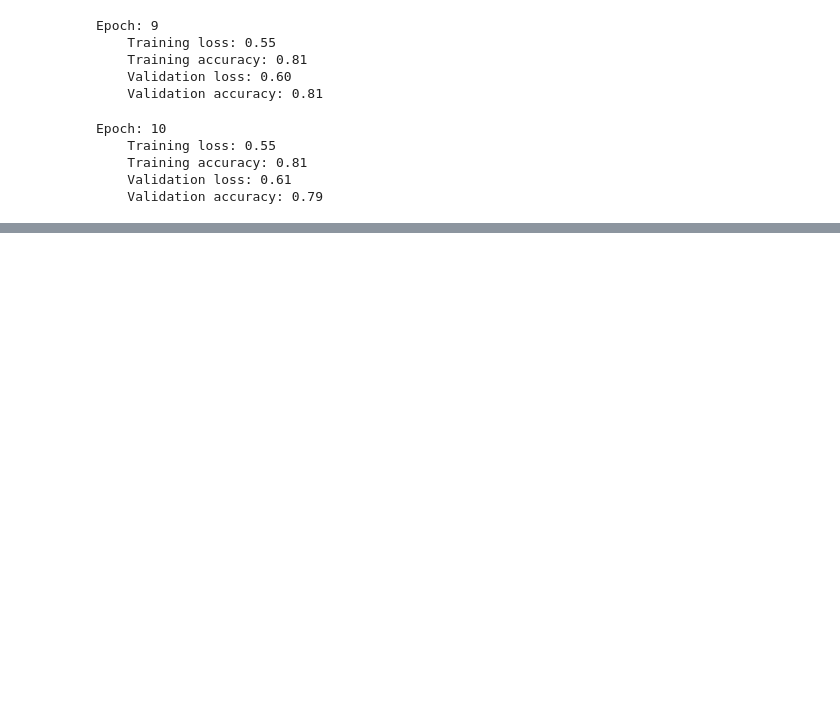
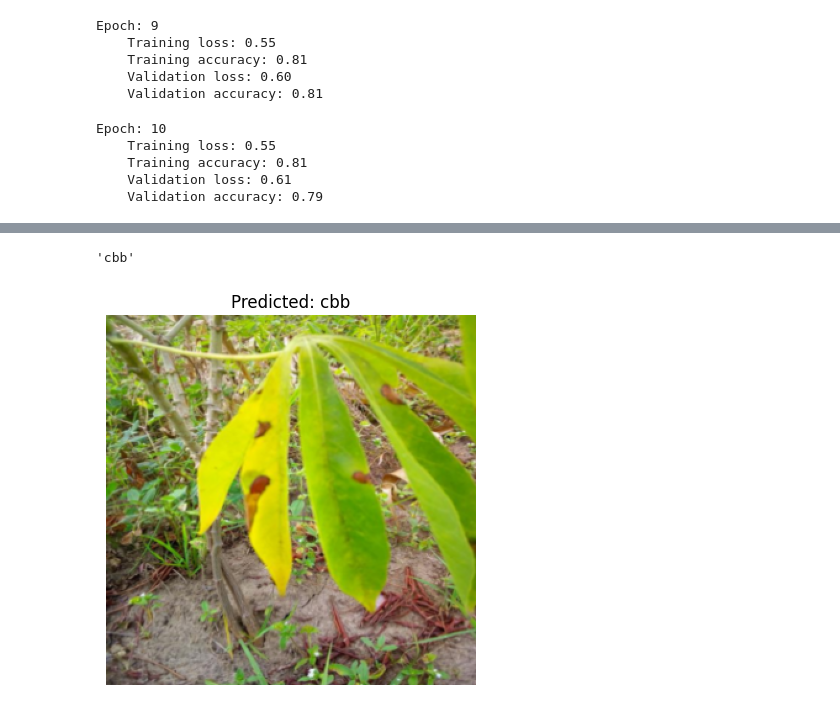
Before and after one commit to DevMohdFaiz/Cassava-Disease-Prediction, a Jupyter notebook: cassava-disease-model.ipynb, the cells around one changed output, grey strips where cells are left out. Cells and saved outputs as stored; diff of their text form; code cells hidden in the pictures; blank space fills up the shorter version.

```diff
--- a/cassava-disease-model.ipynb
+++ b/cassava-disease-model.ipynb
@@ -260,0 +280,5 @@ make_predictions(30)
+# %%
+run_prediction('datasets/train/train/cbb/train-cbb-106.jpg', trained_model)
+# %% [output]
+'cbb'
+[figure, added]
```
Also changed, not shown: parts of 12 cells of this notebook.
